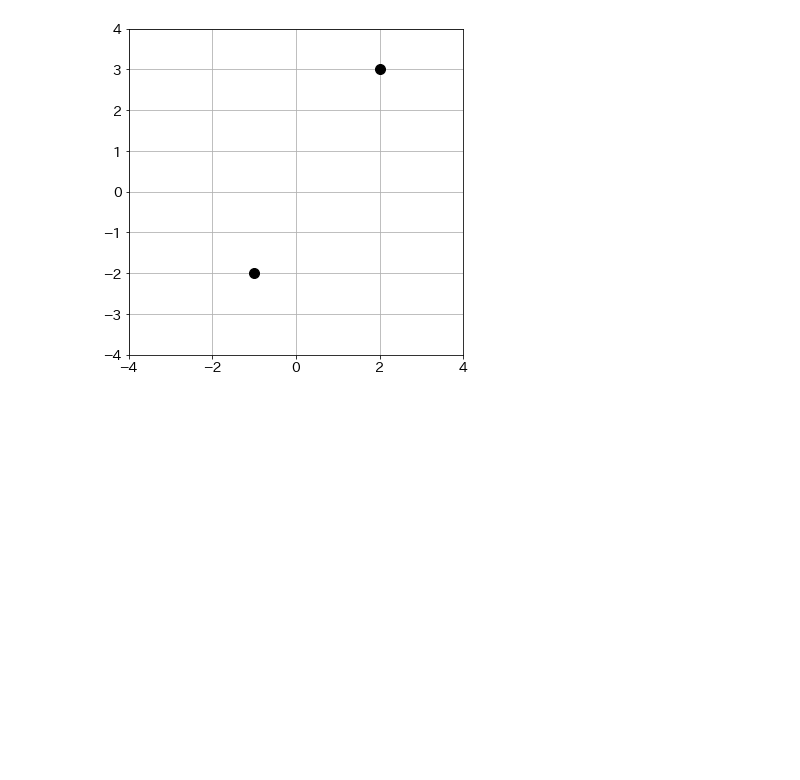
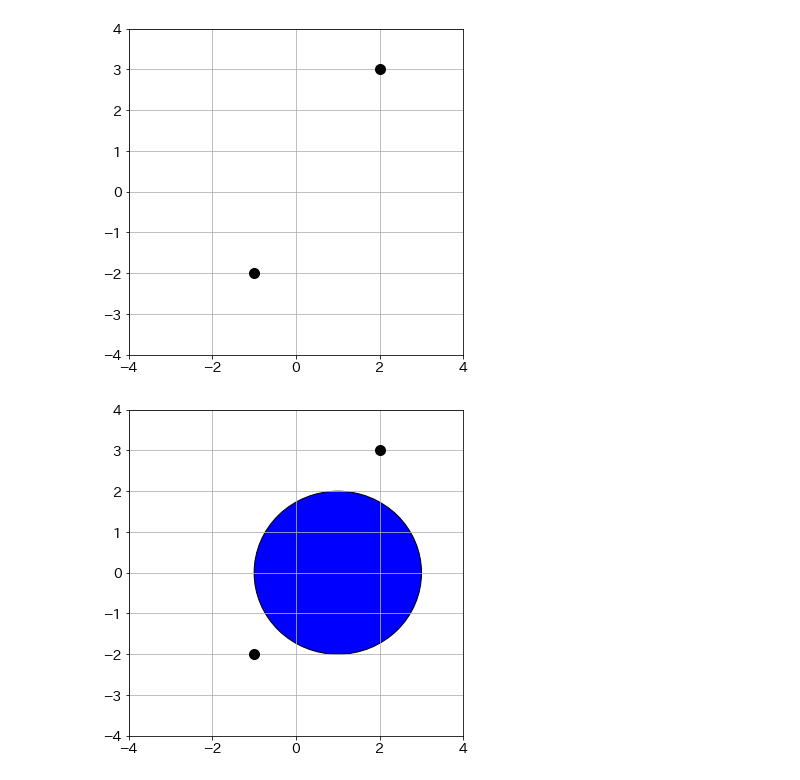
Before and after one commit to newstage75/ML_study, a Jupyter notebook: 最短Pytorch/１章.ipynb, the cells around one changed output. Cells and saved outputs as stored; diff of their text form; code cells hidden in the pictures; blank space fills up the shorter version.

Commit message:
P50_Circle2クラスの定義

```diff
--- a/最短Pytorch/１章.ipynb
+++ b/最短Pytorch/１章.ipynb
@@ -238,3 +238,32 @@ plt.ylim(-4,4)
 plt.show()
 # %% [output]
 [figure]
+# %%
+#Circle2クラスの定義
+class Circle2(Point):
+  #Circleはインスタンス生成時に引数x, y, rを持つ
+  def __init__(self, x, y, r):
+    #xとyは、親クラスの属性として設定
+    super().__init__(x, y)
+    #rは、Circleの属性として設定
+    self.r = r
+
+  #drew関数は、子クラス独自に円の描画を行う
+  def draw(self):
+    #円の描画
+    c = patches.Circle(xy=(self.x, self.y), radius=self.r, fc='b', ec='k')
+    ax.add_patch(c)
+# %%
+#クラスCircle2からインスタンス変数c2_1を生成する
+c2_1 = Circle2(1, 0, 2)
+# %%
+#p1, p2, c2_1のそれぞれのdraw関数をよびだす
+ax = plt.subplot()
+p1.draw()
+p2.draw()
+c2_1.draw()
+plt.xlim(-4, 4)
+plt.ylim(-4, 4)
+plt.show()
+# %% [output]
+[figure, added]
```
